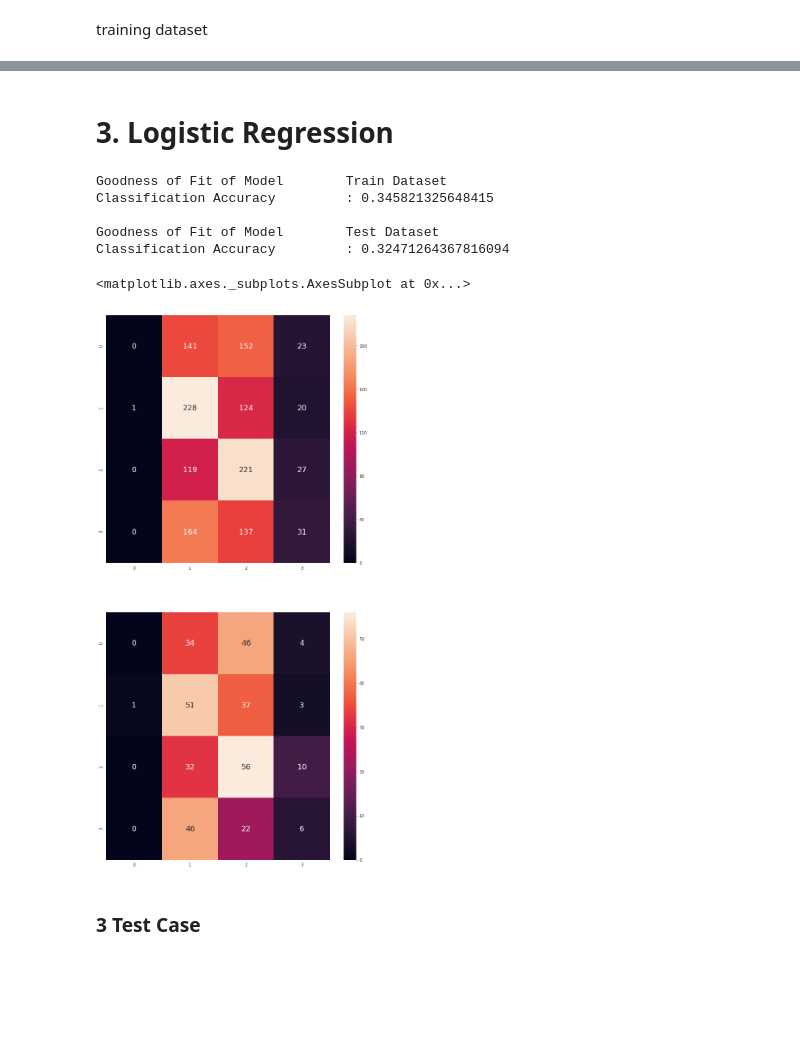
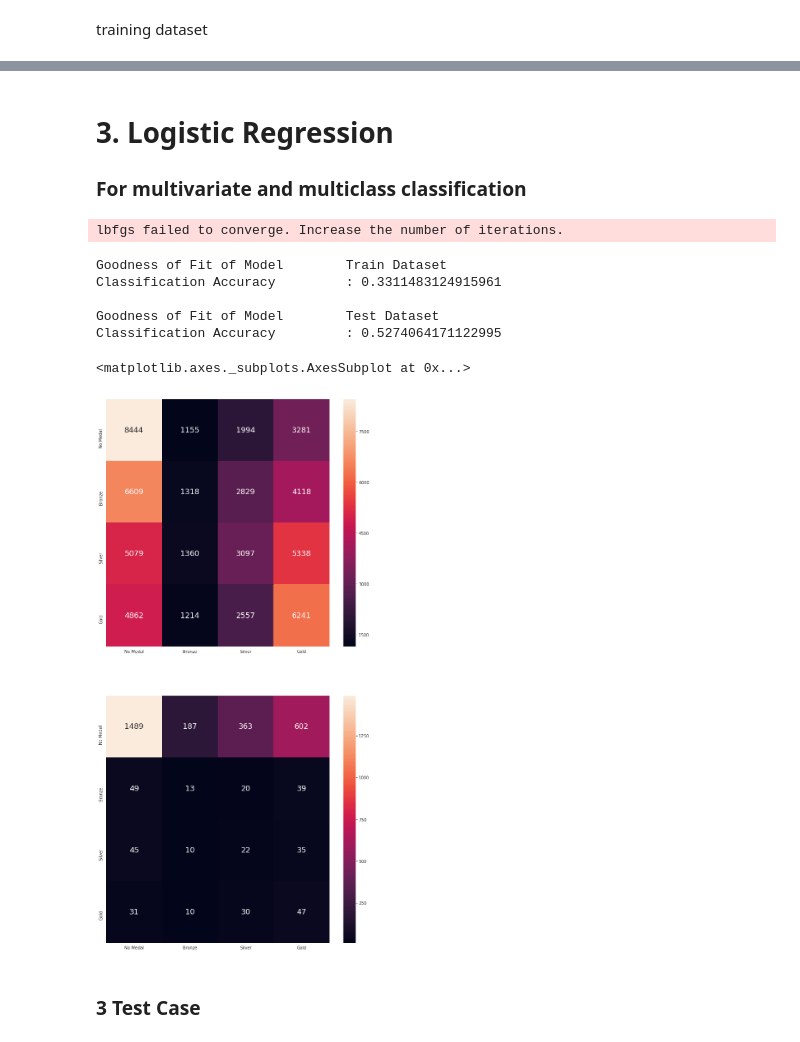
Before and after one commit to nhanpotter/cz1015_miniproject, a Jupyter notebook: Athlete.ipynb, the cells around one changed output, grey strips where cells are left out. Cells and saved outputs as stored; diff of their text form; code cells hidden in the pictures; blank space fills up the shorter version.

```diff
--- a/Athlete.ipynb
+++ b/Athlete.ipynb
@@ -723,10 +704,7 @@ from sklearn.metrics import confusion_matrix
 from sklearn.tree import export_graphviz
 import graphviz
 
-#Extract BMI data
-bmi_male= pd.DataFrame(male['BMI'])
-bmi_female = pd.DataFrame(female['BMI'])
-medal_male = pd.DataFrame(male['Medal'].astype('category'))
-medal_female = pd.DataFrame(female['Medal'].astype('category'))
+
+df = s60.copy()
 # %%
 # Split the Dataset into Train and Test
@@ -836,0 +851,9 @@ graphviz.Source(treedot)
+# %%
+# Decision Tree using Train Data
+dectree = DecisionTreeClassifier(max_depth = 4)  # create the decision tree object
+dectree.fit(X_mul_train, y_mul_train)                    # train the decision tree model
+
+
+# Predict Response corresponding to Predictors
+y_train_pred = dectree.predict(X_mul_train)
+y_test_pred = dectree.predict(X_mul_test)
@@ -1068,5 +962,7 @@ Classification Accuracy         : 0.310126582278481
 # %% [markdown]
 # 3. Logistic Regression
+
+### For multivariate and multiclass classification
 # %%
 from sklearn.linear_model import LogisticRegression
 from sklearn.model_selection import train_test_split
@@ -1097,28 +976,49 @@ female_test_pred = logreg_female.predict(female_test)
+# %%
+### Prepare train and test dataset
+X_mul_train,y_mul_train = oversampling(X_train,y_train,False)
+
+### Test
+X_mul_test = pd.DataFrame(X_test[['Age','Weight','Height','Event','Sex']])
+X_mul_test.replace(['M','F'],[1,0],inplace=True)
+y_mul_test = y_test.copy()
+# %%
+## Train model
+logreg = LogisticRegression(C=1e5,solver='lbfgs', multi_class='multinomial',max_iter = 1000)
+logreg.fit(X_mul_train,y_mul_train)
+
+# Predict Response corresponding to Predictors
+y_train_pred = logreg.predict(X_mul_train)
+y_test_pred = logreg.predict(X_mul_test)
+# %% [output]
+lbfgs failed to converge. Increase the number of iterations.
 # %%
-########Check for Male
 # Check the Goodness of Fit (on Train Data)
 print("Goodness of Fit of Model \tTrain Dataset")
-print("Classification Accuracy \t:", logreg_male.score(male_train, y_male_train))
+print("Classification Accuracy \t:", dectree.score(X_mul_train, y_mul_train))
 print()
 
 # Check the Goodness of Fit (on Test Data)
 print("Goodness of Fit of Model \tTest Dataset")
-print("Classification Accuracy \t:", logreg_male.score(male_test, y_male_test))
+print("Classification Accuracy \t:", dectree.score(X_mul_test, y_mul_test))
 print()
 
+labels = ['No Medal','Bronze','Silver','Gold']
 # Plot the Confusion Matrix for Train and Test
 f, axes = plt.subplots(2, 1, figsize=(12, 24))
-sb.heatmap(confusion_matrix(y_male_train, male_train_pred),
+df_cm1 = pd.DataFrame(confusion_matrix(y_mul_train, y_train_pred,labels=labels),index=labels,columns=labels)
+df_cm2 = pd.DataFrame(confusion_matrix(y_mul_test, y_test_pred,labels=labels),index=labels,columns=labels)
+
+sb.heatmap(df_cm1,
            annot = True, fmt=".0f", annot_kws={"size": 18}, ax = axes[0])
-sb.heatmap(confusion_matrix(y_male_test, male_test_pred),
+sb.heatmap(df_cm2,
            annot = True, fmt=".0f", annot_kws={"size": 18}, ax = axes[1])
 # %% [output]
 Goodness of Fit of Model        Train Dataset
-Classification Accuracy         : 0.345821325648415
+Classification Accuracy         : 0.3311483124915961
 
 Goodness of Fit of Model        Test Dataset
-Classification Accuracy         : 0.32471264367816094
+Classification Accuracy         : 0.5274064171122995
 <matplotlib.axes._subplots.AxesSubplot at 0x...>
-[figure, old version]
+[figure, new version]
 # %% [markdown]
 ### 3 Test Case
```
Also changed, not shown: parts of 55 cells of this notebook.
